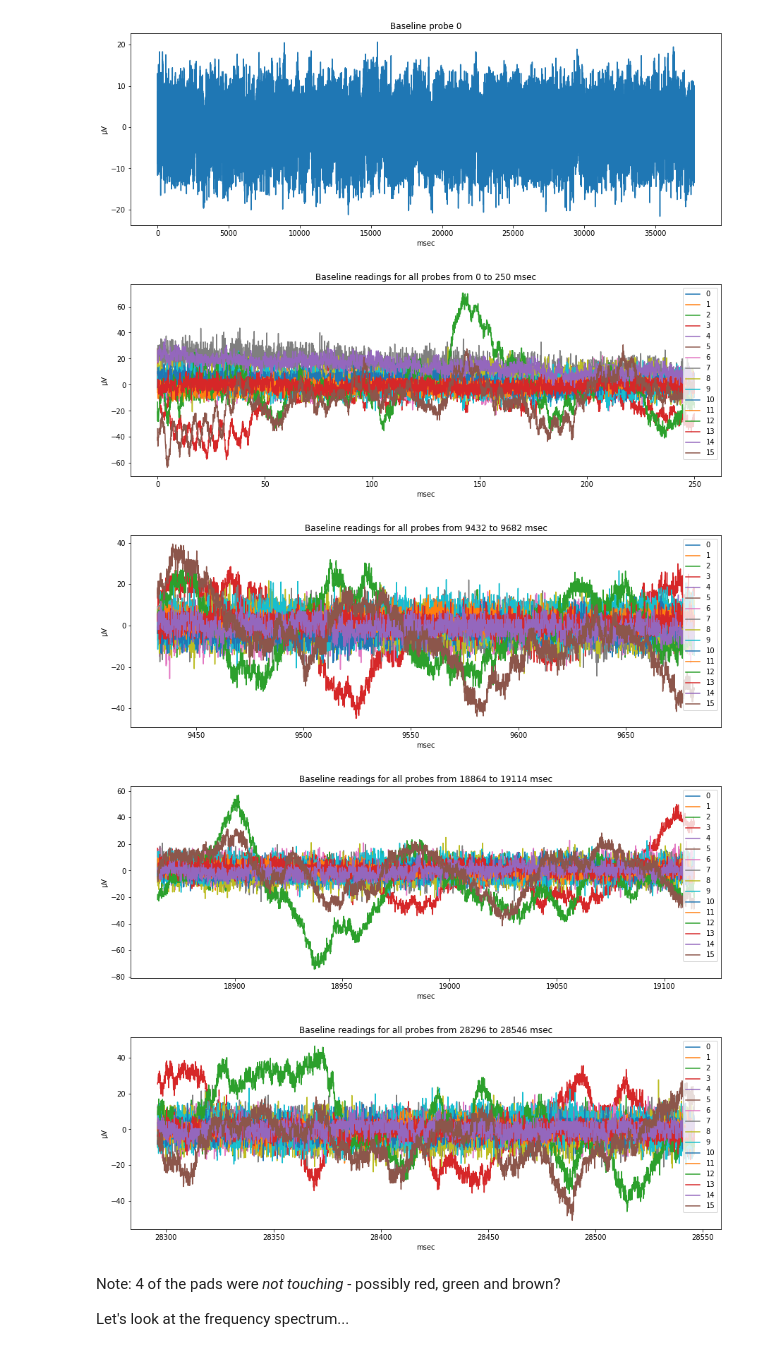
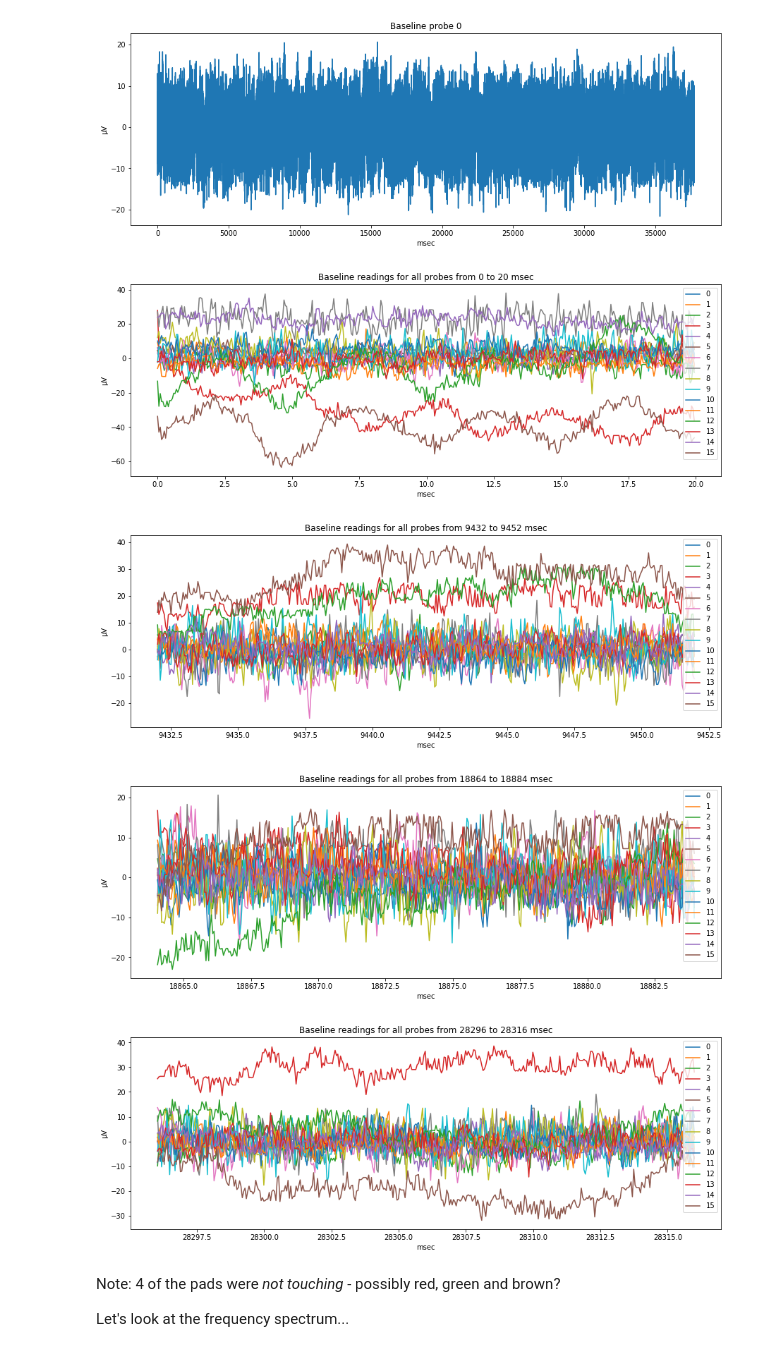
Before and after one commit to braingeneers/experiment, a Jupyter notebook: ingest/view.ipynb, the cells around one changed output. Drawn from its saved outputs; the diff is of its cells as text; code cells hidden in the pictures.

```diff
--- a/ingest/view.ipynb
+++ b/ingest/view.ipynb
@@ -21,9 +21,10 @@ import requests
 import numpy as np
 import scipy.signal
 import matplotlib.pyplot as plt
-
-# Set default plot size
-plt.rcParams['figure.figsize'] = (15.0, 5.0)
+# %%
+# Set default plot size - must be in separate cell:
+# https://github.com/ipython/ipython/issues/11098
+plt.rcParams['figure.figsize'] = [15.0, 5.0]
 # %%
 base_url = "https://s3.nautilus.optiputer.net/braingeneers/mea/ucsf/11-12-2018"
 
@@ -85,19 +86,19 @@ plt.show()
 # %%
 for j in range(4):
     start = j * (X.shape[1] // 4)
-    end = start + int(fs) // 4
+    end = start + int(fs) // 50
     for i in range(X.shape[0]):
         plt.plot(t[start:end], X[i][start:end], label=str(i))
     plt.legend(loc='upper right')
     plt.title("Baseline readings for all probes from {} to {} msec".format(int(t[start]), int(t[end])))
     plt.xlabel("msec")
     plt.ylabel("μV")
     plt.show()
 # %% [output]
-[figure, old version]
+[figure, new version]
-[figure, old version]
+[figure, new version]
-[figure, old version]
+[figure, new version]
-[figure, old version]
+[figure, new version]
 # %% [markdown]
 Note: 4 of the pads were _not touching_ - possibly red, green and brown?
 
```
Also changed, not shown: parts of 2 cells of this notebook.
